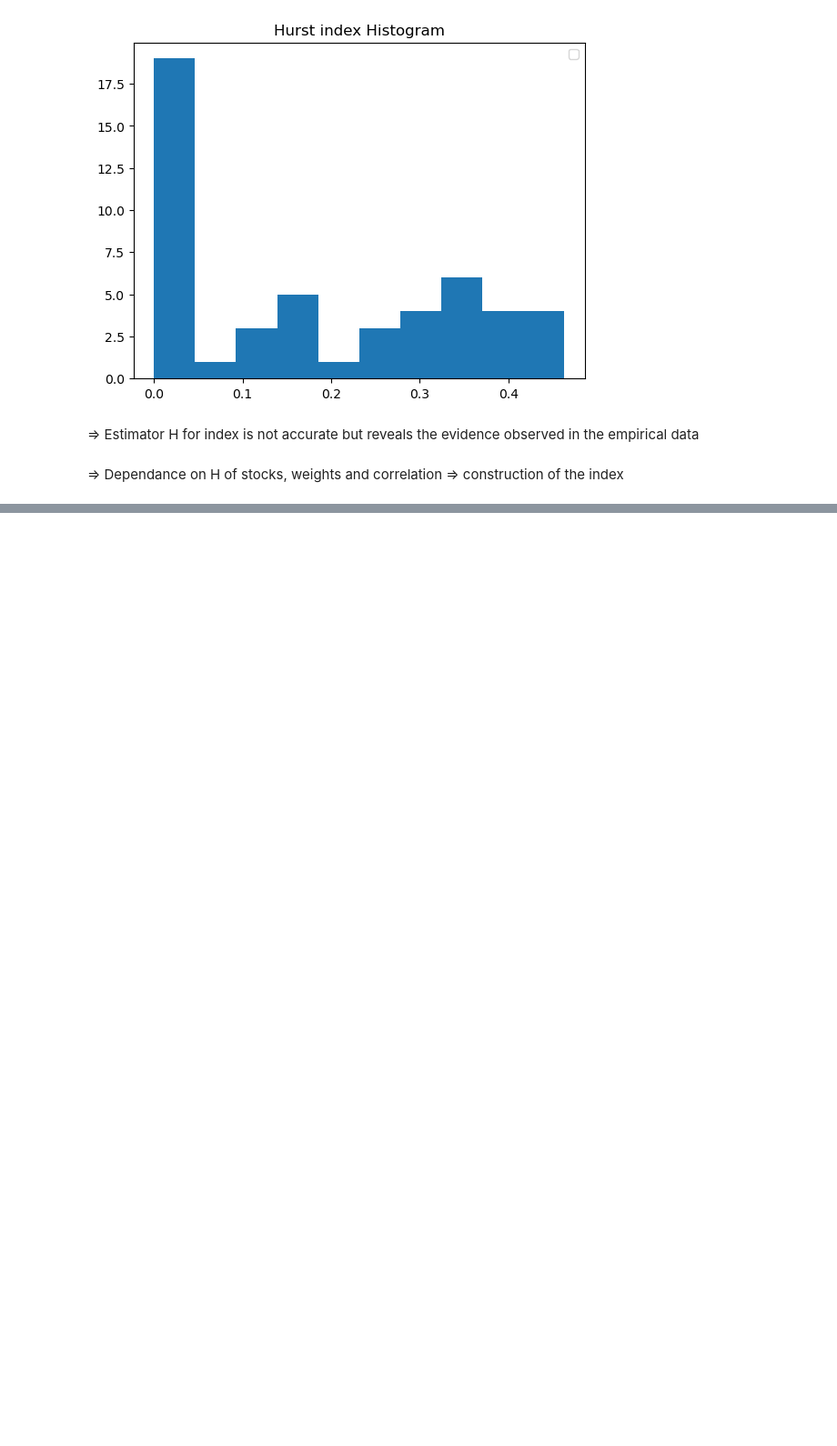
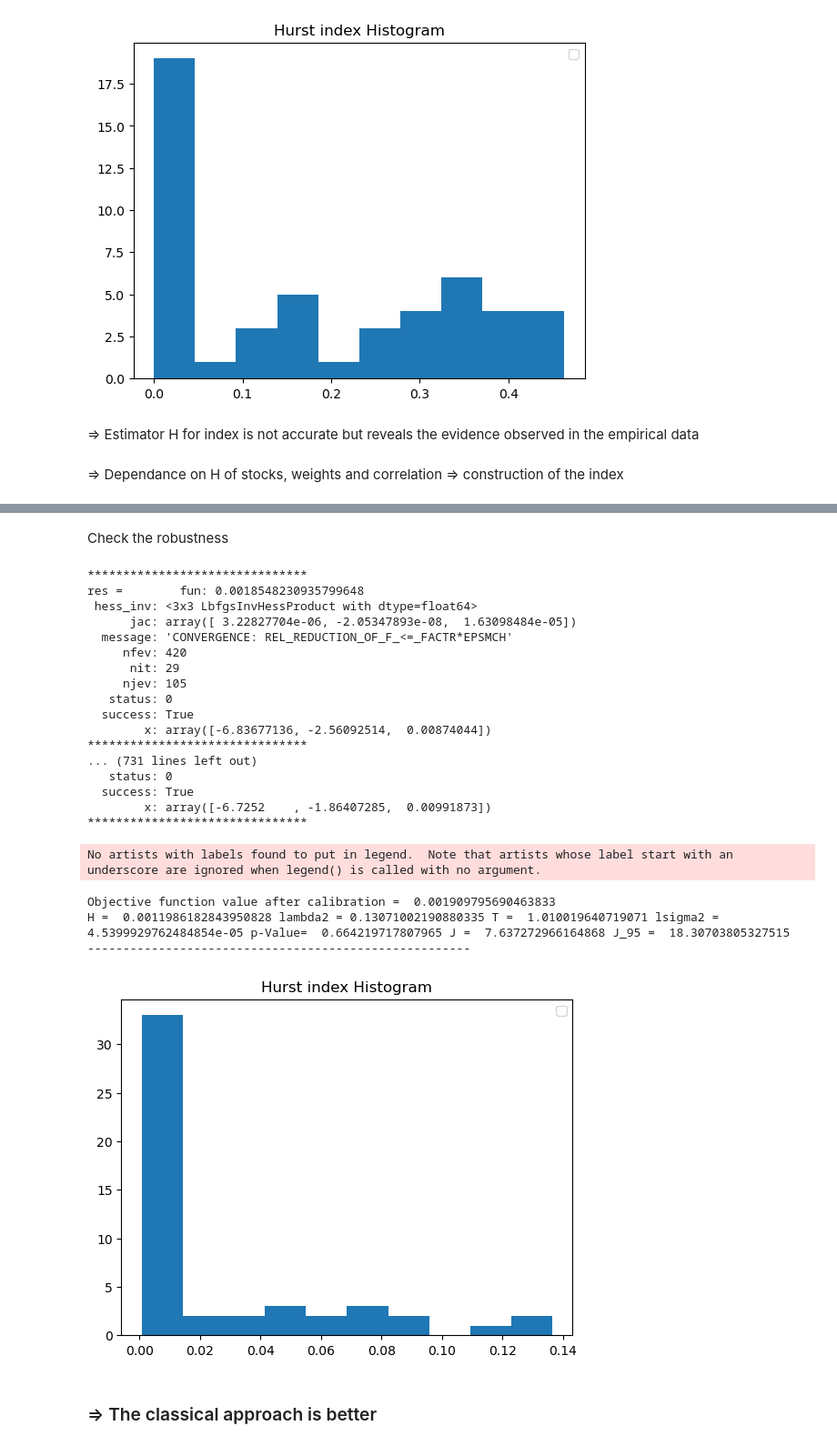
Before and after one commit to Othmane-ZARHALI/PhDThesisRepo, a Jupyter notebook: Indices vs stocks hurst index GMM estimates/HurststockVSindexlogSfbm.ipynb, the cells around one changed output, grey strips where cells are left out. Shown at 91% size. Drawn from its saved outputs; the diff is of its cells as text; code cells hidden in the pictures; blank space fills up the shorter version.

```diff
--- a/Indices vs stocks hurst index GMM estimates/HurststockVSindexlogSfbm.ipynb
+++ b/Indices vs stocks hurst index GMM estimates/HurststockVSindexlogSfbm.ipynb
@@ -1205,0 +1260,65 @@ H =  0.2784463049678044 lambda2 = 0.09052234172514216 T =  12.303350973245573 ls
+# %% [markdown]
+Check the robustness
+# %%
+Number_indices = 50
+dimension = 3
+#H = 0.15
+#Hs = [H for i in range(dimension)]
+Hs = [0.001236,0.064988 ,0.023365 ]
+lambdasquare_list,T_list,sigma_list = [0.02 for i in range(dimension)],[2**14 for i in range(dimension)],[1 for i in range(dimension)]
+
+
+Multiple_weights,Multiple_Sfbms = [],[]
+Multiple_indices = dict()
+weights = np.array([0.2,0.7,0.1])
+
+for i in range(Number_indices):
+    # weights = np.random.randint(1, 10, dimension)
+    # weights = weights / np.sum(weights)
+    Multiple_weights.append(weights)
+    #Multiple_Sfbms.append([Sfbm(Hs[i],0.02 ,2**14) for i in range(dimension)])
+    Multiple_Sfbms.append([])
+
+Multiple_Hs=[Hs for i in range(Number_indices)]
+Multiple_lambdasquare_list=[lambdasquare_list for i in range(Number_indices)]
+Multiple_T_list=[T_list for i in range(Number_indices)]
+Multiple_sigma_list=[sigma_list for i in range(Number_indices)]
+correlations = {(0,1):-0.06368572,(0,2):0.9,(1,2):-0.13849021}
+Multiple_correlations = [correlations for i in range(Number_indices)]
+
+MultipleIndicesConstructor_obj = MultipleIndicesConstructor(Multiple_weights,Multiple_Sfbms,Multiple_correlations,Multiple_Hs,Multiple_lambdasquare_list,Multiple_T_list,Multiple_sigma_list)
+
+trajectories_indices = MultipleIndicesConstructor_obj.ConstructIndicestrajectories(4000,8,'mrw','Brownian correlates - random correl matrix')
+
+keys = ['Index trajectory' for i in range(Number_indices)]
+log_vol_indices_dic = MultipleIndicesConstructor_obj.ConstructLogVolIndicestrajectories(4000,8,'quadratic variation estimate',keys,32,'Brownian correlates - random correl matrix')
+
+Index_trajectories_synthesis = log_vol_indices_dic[1]
+
+GMM_index_trajectories_obj = GMM()
+GMM_index_trajectories_obj.HurstIndexEvolution_GMMCalibration(Index_trajectories_synthesis,'histogram',"",10)
+# %% [output]
+*******************************
+res =        fun: 0.0018548230935799648
+ hess_inv: <3x3 LbfgsInvHessProduct with dtype=float64>
+      jac: array([ 3.22827704e-06, -2.05347893e-08,  1.63098484e-05])
+  message: 'CONVERGENCE: REL_REDUCTION_OF_F_<=_FACTR*EPSMCH'
+     nfev: 420
+      nit: 29
+     njev: 105
+   status: 0
+  success: True
+        x: array([-6.83677136, -2.56092514,  0.00874044])
+*******************************
+... (731 lines left out)
+   status: 0
+  success: True
+        x: array([-6.7252    , -1.86407285,  0.00991873])
+*******************************
+No artists with labels found to put in legend.  Note that artists whose label start with an underscore are ignored when legend() is called with no argument.
+Objective function value after calibration =  0.001909795690463833
+H =  0.0011986182843950828 lambda2 = 0.13071002190880335 T =  1.010019640719071 lsigma2 = 4.5399929762484854e-05 p-Value=  0.664219717807965 J =  7.637272966164868 J_95 =  18.30703805327515
+------------------------------------------------------
+[figure, added]
+# %% [markdown]
+### => The classical approach is better
```
Also changed, not shown: parts of 3 cells of this notebook, 2 other files.
